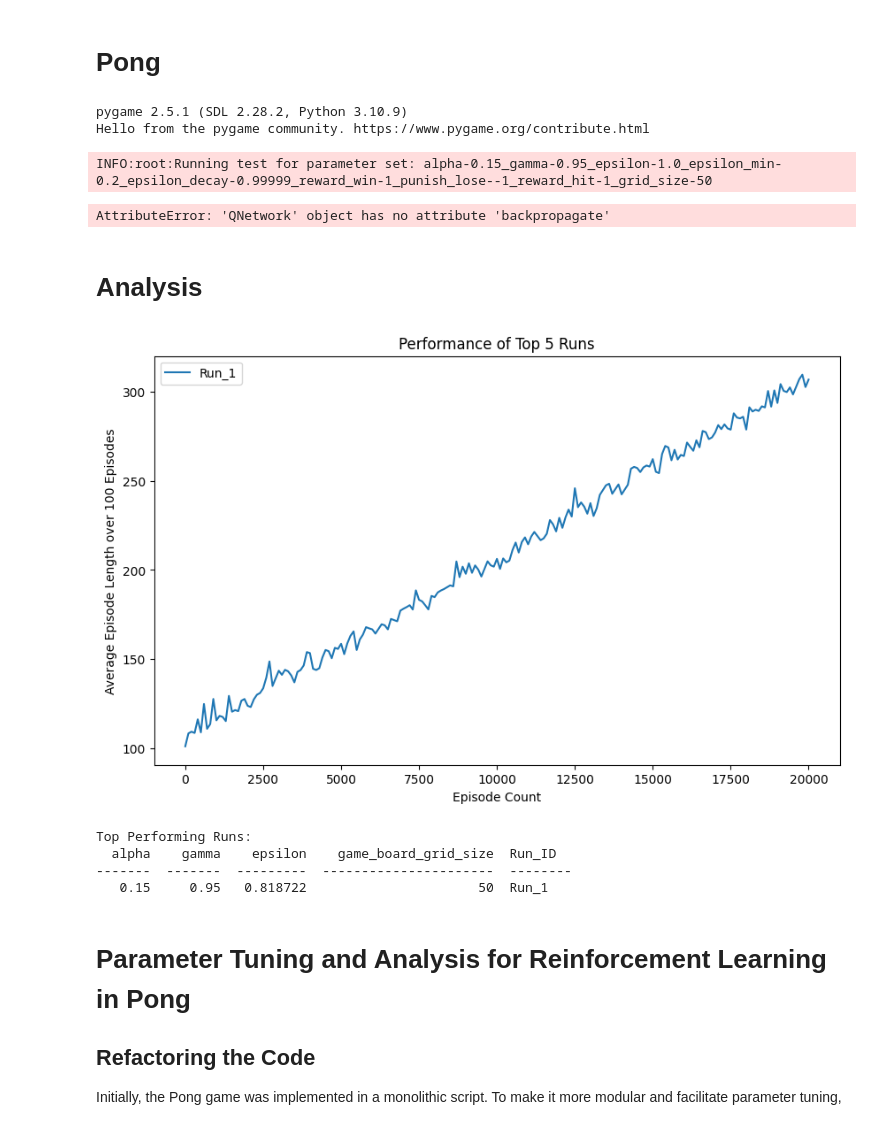
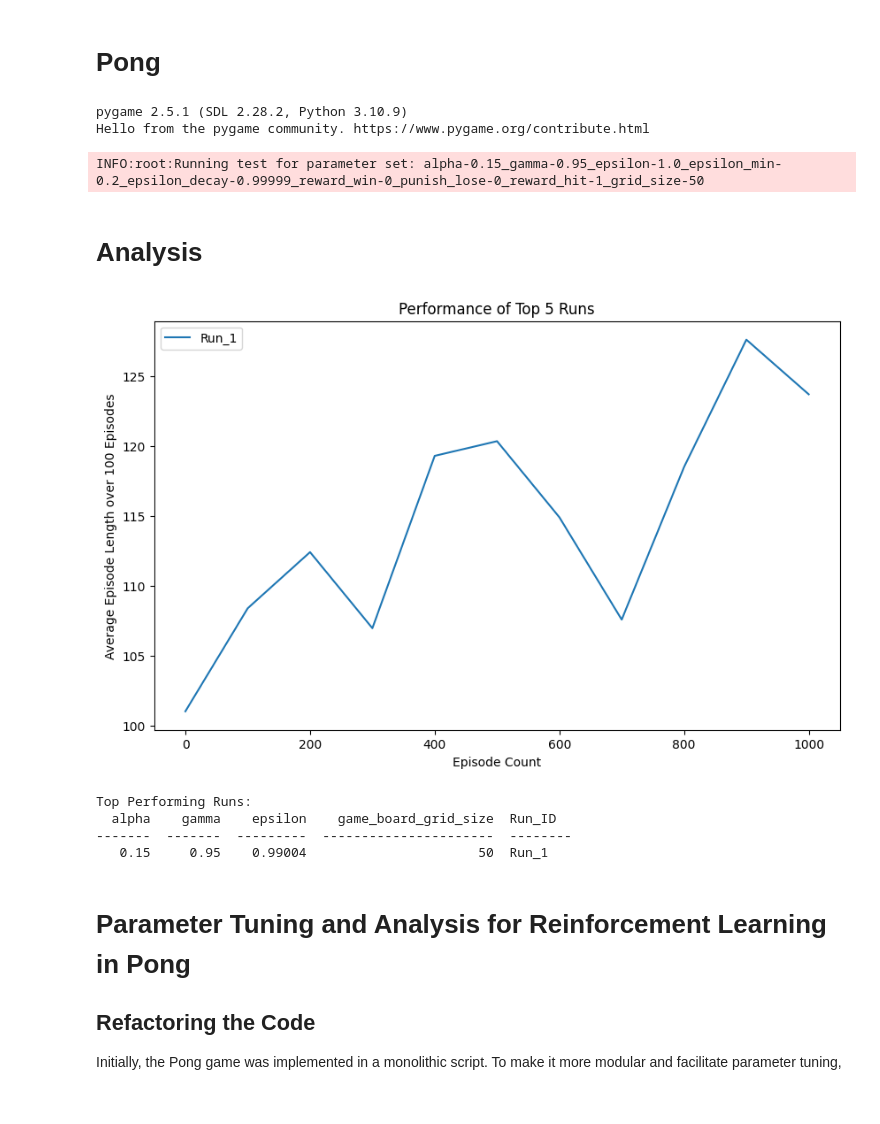
Before and after one commit to joereger/AI-PongReinforcementLearning, a Jupyter notebook: Teaching AI to Play Pong with PyTorch Neural Net.ipynb, the cells around one changed output. Saved outputs shown, nothing was run; the diff lists cells and outputs as text; code cells hidden in the pictures.

Commit message:
running headless larger-episode runs, exploring backpropagation buffer size impact

```diff
--- a/Teaching AI to Play Pong with PyTorch Neural Net.ipynb
+++ b/Teaching AI to Play Pong with PyTorch Neural Net.ipynb
@@ -74,7 +74,7 @@ def discretize_velocity(velocity_x, velocity_y):
         return 3  # Down-Left
 
 #Main Pong game function, accepts key parameters as inputs now
-def play_de_game(episodes_to_run, update_screen, alpha, gamma, epsilon, epsilon_min, epsilon_decay, game_board_grid_size, paddle_step_size, reward_for_winning_episode, punishment_for_losing_episode, reward_for_hitting_ball, width, height):
+def play_de_game(episodes_to_run, update_screen, alpha, gamma, epsilon, epsilon_min, epsilon_decay, game_board_grid_size, paddle_step_size, reward_for_winning_episode, punishment_for_losing_episode, reward_for_hitting_ball, width, height, backpropagation_state_buffer_size):
 
     #Instanciate our Neural Nets + Optimizers
     left_agent_model = QNetwork(input_dim=4, output_dim=3)
@@ -86,7 +86,8 @@ def play_de_game(episodes_to_run, update_screen, alpha, gamma, epsilon, epsilon_
     loss_fn = nn.MSELoss()
 
     # Initialize buffers for left and right agents
-    backpropagation_state_buffer_size = 2 * (height // paddle_step_size)  # number of decisions to move paddle from top to bottom of screen, times a multiplier
+    #backpropagation_state_buffer_size = 2 * (height // paddle_step_size)  # number of decisions to move paddle from top to bottom of screen, times a multiplier
+    #backpropagation_state_buffer_size = 25
     backpropagation_state_buffer_left = []
     backpropagation_state_buffer_right = []
 
@@ -363,7 +364,7 @@ def play_de_game(episodes_to_run, update_screen, alpha, gamma, epsilon, epsilon_
             'epsilon_min': epsilon_min,
             'epsilon_decay': epsilon_decay,
             'game_board_grid_size': game_board_grid_size,
-            'paddle_step_size': paddle_step_size
+            'paddle_step_size': paddle_step_size,
             'reward_for_winning_episode': reward_for_winning_episode,
             'punishment_for_losing_episode': punishment_for_losing_episode,
             'reward_for_hitting_ball': reward_for_hitting_ball,
@@ -413,19 +414,20 @@ gamma_range = [0.95] # [0.9, 0.95, 0.99] If γ is close to 1, I will consider fu
 epsilon_range = [1.0] # [0.8, 0.9, 1.0]
 epsilon_min_range = [0.2] # [0.05, 0.1, 0.15]
 epsilon_decay_range = [0.99999] # [0.995, 0.999, 0.9999]
-reward_for_winning_episode_range = [1] # [1, 2]
-punishment_for_losing_episode_range = [-1] # [-1, -2]
+reward_for_winning_episode_range = [0] # [1, 2]
+punishment_for_losing_episode_range = [0] # [-1, -2]
 reward_for_hitting_ball_range = [1] # [0.5, 1, 1.5]
 game_board_grid_size_range = [50] # [10, 50, 100]
 paddle_step_size_range = [10] # [5, 10, 15]
+backpropagation_state_buffer_size_range = [10, 50, 200] # [5, 10, 15]
 
 # For progress bar
 total_runs = len(alpha_range) * len(gamma_range) * len(epsilon_range) * len(epsilon_min_range) * len(epsilon_decay_range) * len(reward_for_winning_episode_range) * len(punishment_for_losing_episode_range) * len(reward_for_hitting_ball_range) * len(game_board_grid_size_range)
 completed_runs = 0
 
 #Constants
-DATA_FILE_PREFIX = 'v15-PyTorch-'
-update_screen = True
+DATA_FILE_PREFIX = 'v18-PyTorch-'
+update_screen = False
 
 # Nested loops to iterate through each parameter combination
 for alpha in alpha_range:
@@ -437,30 +439,33 @@ for alpha in alpha_range:
                         for punishment_for_losing_episode in punishment_for_losing_episode_range:
                             for reward_for_hitting_ball in reward_for_hitting_ball_range:
                                 for paddle_step_size in paddle_step_size_range:
-                                    for game_board_grid_size in game_board_grid_size_range:
+                                    for backpropagation_state_buffer_size in backpropagation_state_buffer_size_range:
+                                        for game_board_grid_size in game_board_grid_size_range:
+
+                                            if user_quit:
+                                                break
+
+                                            # Generate a unique identifier for this parameter combination
+                                            param_id = f"alpha-{alpha}_gamma-{gamma}_epsilon-{epsilon}_epsilon_min-{epsilon_min}_epsilon_decay-{epsilon_decay}_reward_win-{reward_for_winning_episode}_punish_lose-{punishment_for_losing_episode}_reward_hit-{reward_for_hitting_ball}_grid_size-{game_board_grid_size}"
+                                            logging.info(f"Running test for parameter set: {param_id}")
+                                            start_time = datetime.datetime.now()
+
+                                            # Run the game with the current parameter combination
+                                            episodes_to_run = 10000
+                                            results, user_quit = play_de_game(episodes_to_run, update_screen, alpha, gamma, epsilon, epsilon_min, epsilon_decay, game_board_grid_size, paddle_step_size, reward_for_winning_episode, punishment_for_losing_episode, reward_for_hitting_ball, width, height, backpropagation_state_buffer_size)
+
+                                            # Store the results in the all_results dictionary
+                                            all_results[param_id] = results
+                                            #logging.info(f"Completed test for parameter set: {param_id}")
+
+                                            completed_runs += 1
+                                            percent_complete = (completed_runs / total_runs) * 100
+                                            end_time = datetime.datetime.now()
+                                            time_taken = end_time - start_time
+                                            logging.info(f"Progress: {percent_complete:.2f}% Time taken: {time_taken} for {param_id[:20]}")
 
                                         if user_quit:
                                             break
-
-                                        # Generate a unique identifier for this parameter combination
-                                        param_id = f"alpha-{alpha}_gamma-{gamma}_epsilon-{epsilon}_epsilon_min-{epsilon_min}_epsilon_decay-{epsilon_decay}_reward_win-{reward_for_winning_episode}_punish_lose-{punishment_for_losing_episode}_reward_hit-{reward_for_hitting_ball}_grid_size-{game_board_grid_size}"
-                                        logging.info(f"Running test for parameter set: {param_id}")
-                                        start_time = datetime.datetime.now()
-
-                                        # Run the game with the current parameter combination
-                                        episodes_to_run = 1000
-                                        results, user_quit = play_de_game(episodes_to_run, update_screen, alpha, gamma, epsilon, epsilon_min, epsilon_decay, game_board_grid_size, paddle_step_size, reward_for_winning_episode, punishment_for_losing_episode, reward_for_hitting_ball, width, height)
-
-                                        # Store the results in the all_results dictionary
-                                        all_results[param_id] = results
-                                        #logging.info(f"Completed test for parameter set: {param_id}")
-
-                                        completed_runs += 1
-                                        percent_complete = (completed_runs / total_runs) * 100
-                                        end_time = datetime.datetime.now()
-                                        time_taken = end_time - start_time
-                                        logging.info(f"Progress: {percent_complete:.2f}% Time taken: {time_taken} for {param_id[:20]}")
-
                                     if user_quit:
                                         break
                                 if user_quit:
@@ -494,10 +499,9 @@ pygame.quit()
 # %% [output]
 pygame 2.5.1 (SDL 2.28.2, Python 3.10.9)
 Hello from the pygame community. https://www.pygame.org/contribute.html
-INFO:root:Running test for parameter set: alpha-0.15_gamma-0.95_epsilon-1.0_epsilon_min-0.2_epsilon_decay-0.99999_reward_win-1_punish_lose--1_reward_hit-1_grid_size-50
+INFO:root:Running test for parameter set: alpha-0.15_gamma-0.95_epsilon-1.0_epsilon_min-0.2_epsilon_decay-0.99999_reward_win-0_punish_lose-0_reward_hit-1_grid_size-50
-AttributeError: 'QNetwork' object has no attribute 'backpropagate'
-# %% [markdown]
-# Analysis
+# %% [markdown]
+# Analysis
 # %%
 import pandas as pd
 import pickle
@@ -505,7 +509,7 @@ from tabulate import tabulate
 import matplotlib.pyplot as plt
 
 # Load the data from the pickle file
-with open("data/v15-PyTorch-ParamTest-All-Results.pkl", "rb") as f:
+with open("data/v18-PyTorch-ParamTest-All-Results.pkl", "rb") as f:
     all_results = pickle.load(f)
 
 # Initialize empty lists to store config and metrics data
@@ -547,39 +551,39 @@ metrics_list = []
 
 # Loop through the top 5 runs to plot and collect summaries
 for index, row in top_5_runs.iterrows():
     # Extract the config and metrics for this run
-    config = row[['alpha', 'gamma', 'epsilon', 'game_board_grid_size']]
+    config = row[['alpha', 'gamma', 'epsilon', 'game_board_grid_size', 'backpropagation_state_buffer_size_range']]
     metrics = row['KR_avg_episode_length_every_100_episodes']
 
     # Generate a short identifier for the run
     short_id = f"Run_{index+1}"
 
     # Plotting
     plt.plot(list(metrics.keys()), list(metrics.values()), label=short_id)
 
     # Collect data for Text Summary
     config['Run_ID'] = short_id
     config_list.append(config)
     metrics_list.append({"Run_ID": short_id, "Last_Avg_Ep_Length": list(metrics.values())[-1]})
 
 # Add legend to the plot
 plt.legend()
 plt.xlabel('Episode Count')
 plt.ylabel('Average Episode Length over 100 Episodes')
 plt.title("Performance of Top 5 Runs")
 plt.show()
 
 # Print out the text summaries
 print("Top Performing Runs:")
 print(tabulate(config_list, headers="keys"))
 #print("Metrics:")
 #print(tabulate(metrics_list, headers="keys"))
 # %% [output]
-[figure, old version]
+[figure, new version]
 Top Performing Runs:
   alpha    gamma    epsilon    game_board_grid_size  Run_ID
 -------  -------  ---------  ----------------------  --------
-   0.15     0.95   0.818722                      50  Run_1
+   0.15     0.95    0.99004                      50  Run_1
 # %% [markdown]
 # Parameter Tuning and Analysis for Reinforcement Learning in Pong
 
```
